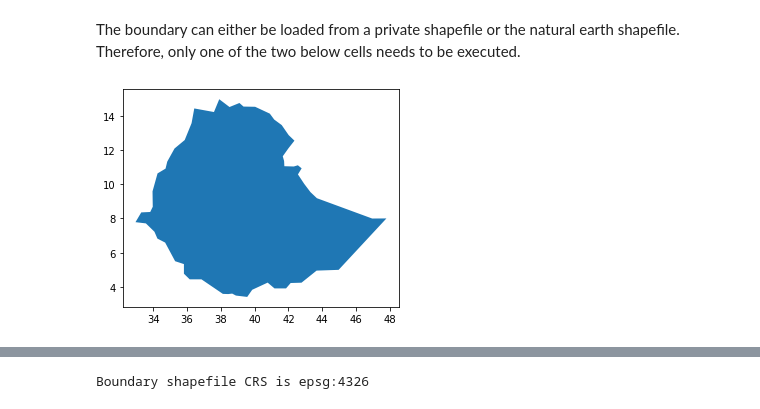
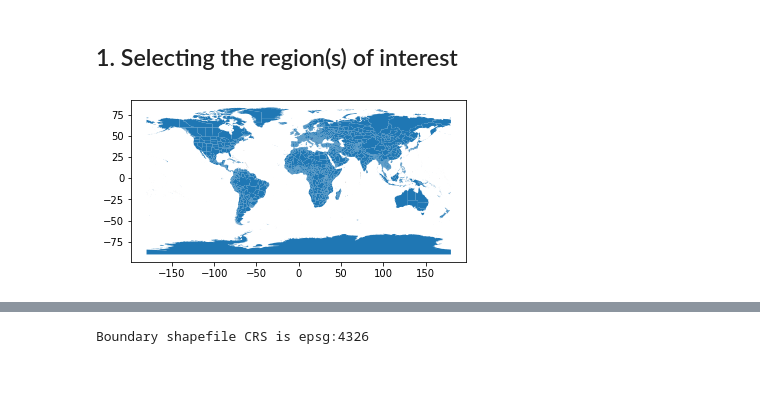
Before and after one commit to nasaharvest/crop-mask, a Jupyter notebook: notebooks/random_sample_from_shapefile_ceo.ipynb, the cells around one changed output, grey strips where cells are left out. Saved outputs shown, nothing was run; the diff lists cells and outputs as text; code cells hidden in the pictures; blank space fills up the shorter version.

Commit message:
Update notebook with cartopy region selection and ceo instructions

```diff
--- a/notebooks/random_sample_from_shapefile_ceo.ipynb
+++ b/notebooks/random_sample_from_shapefile_ceo.ipynb
@@ -14,2 +12,0 @@ n = 10
-# %% [markdown]
-The boundary can either be loaded from a private shapefile or the natural earth shapefile. Therefore, only one of the two below cells needs to be executed.
@@ -21,8 +13,26 @@ boundary.plot();
+# %% [markdown]
+## 1. Selecting the region(s) of interest
+# %%
+################################################################################
+# THIS IS THE ONLY CELL THAT SHOULD BE EDITED WHEN RUNNING THIS NOTEBOOK
+################################################################################
+sample_amount = 1200
+country_code = "NAM" # Can be found https://www.iso.org/obp/ui/#search under the Alpha-3 code column
+regions_of_interest = ["Kavango", "Omusati", "Ohangwena", "Oshana", "Oshikoto", "Zambezi"]
+
+# Alternatively instead of specifying the above country code and regions a custom shapefile path can be provided
+custom_shapefile = ""
+
+# After running the below cells it turns out that Zambezi region is not found in the shapefile,
+# instead we find Caprivi in its place.
+# For some wild history see: https://www.ati-holidays.com/history-of-the-caprivi/
+# We therefore make the substition in our region of interest list
+regions_of_interest[-1] = "Caprivi"
 # %%
-# Load in shapefile from natural earth
-ne_shapefile = shpreader.natural_earth(resolution='110m', category='cultural', name='admin_0_countries')
-boundary = gpd.read_file(ne_shapefile)
-boundary = boundary[boundary["SOVEREIGNT"] == "Ethiopia"]
-boundary.plot();
+if not custom_shapefile:
+    # Load in shapefile from natural earth
+    ne_shapefile = shpreader.natural_earth(resolution='10m', category='cultural', name='admin_1_states_provinces')
+    ne_gdf = gpd.read_file(ne_shapefile)
+    ne_gdf.plot();
 # %% [output]
-[figure, old version]
+[figure, new version]
```
Also changed, not shown: parts of 21 cells of this notebook.
